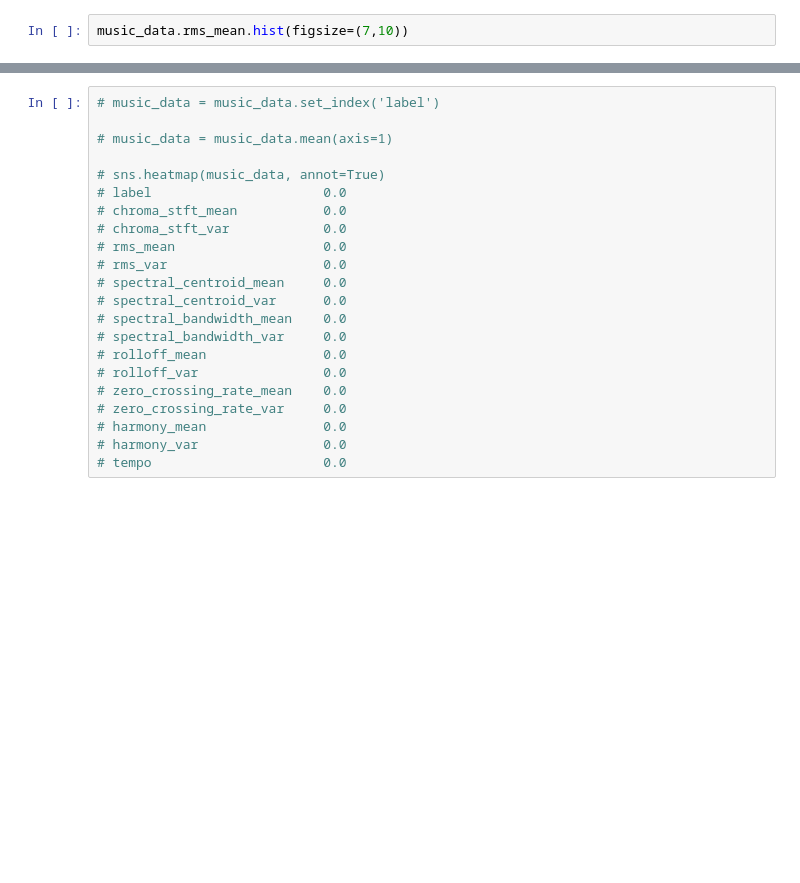
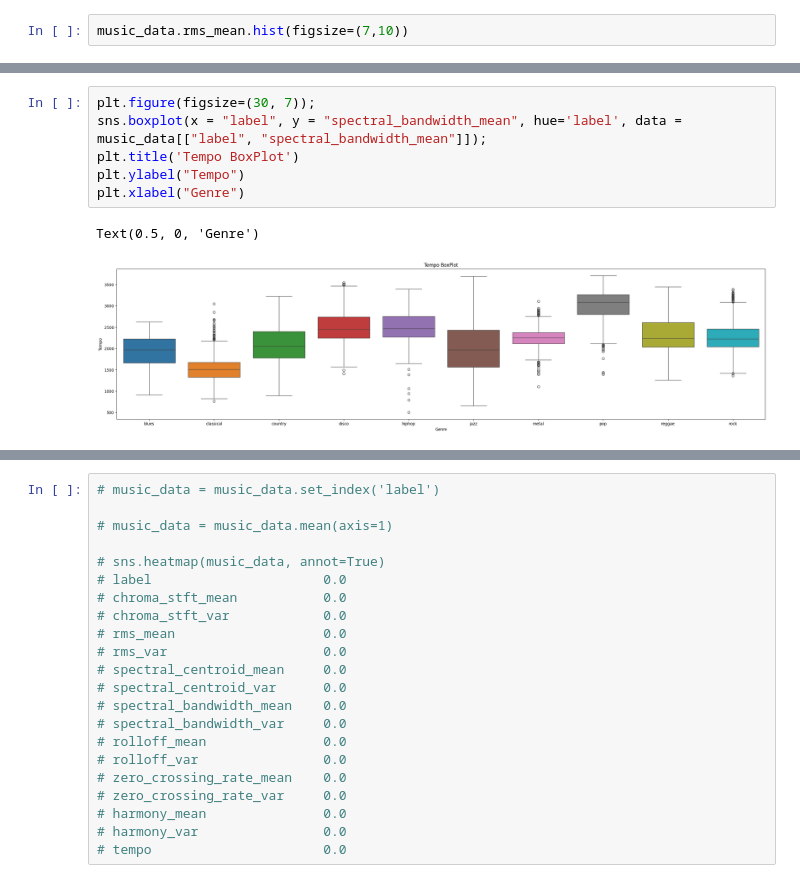
Before and after one commit to OlaAni/Final_Year_Project, a Jupyter notebook: Initial/analysis.ipynb, the cells around one changed output, grey strips where cells are left out. Cells and saved outputs as stored; diff of their text form; blank space fills up the shorter version.

```diff
--- a/Initial/analysis.ipynb
+++ b/Initial/analysis.ipynb
@@ -100,0 +60,9 @@ Text(0.5, 0, 'Genre')
+# %%
+plt.figure(figsize=(30, 7));
+sns.boxplot(x = "label", y = "spectral_bandwidth_mean", hue='label', data = music_data[["label", "spectral_bandwidth_mean"]]);
+plt.title('Tempo BoxPlot')
+plt.ylabel("Tempo")
+plt.xlabel("Genre")
+# %% [output]
+Text(0.5, 0, 'Genre')
+[figure, added]
```
Also changed, not shown: parts of 15 cells of this notebook, 17 other files.
